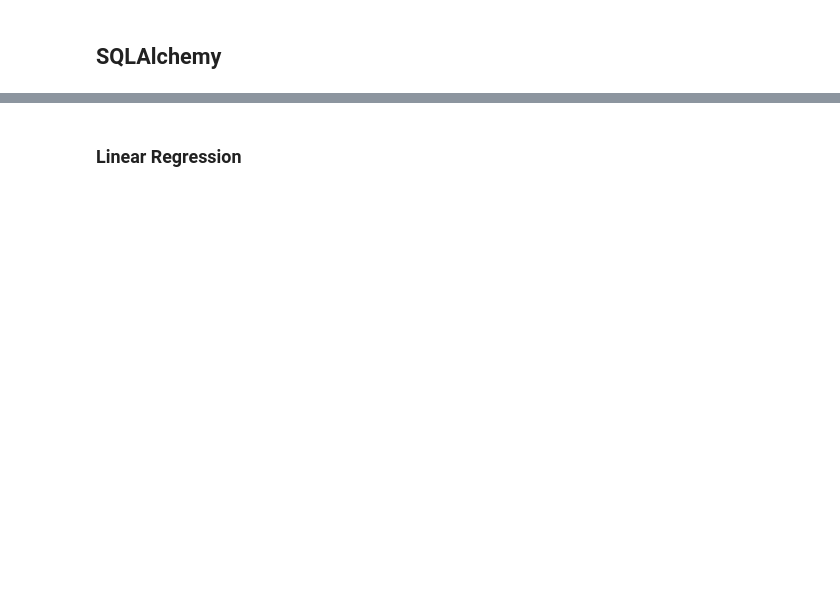
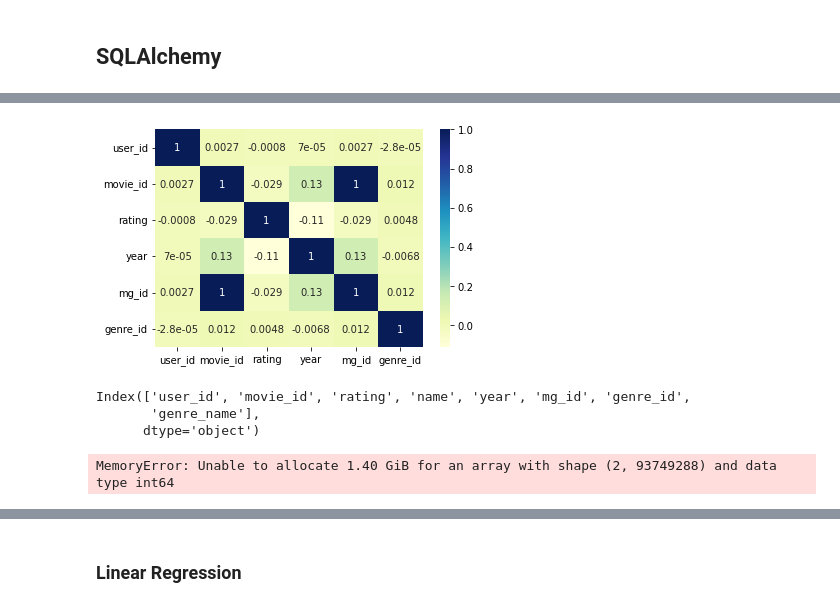
Before and after one commit to HelyxM/Final-Project, a Jupyter notebook: movies_ML_Analysis.ipynb, the cells around one changed output, grey strips where cells are left out. Drawn from its saved outputs; the diff is of its cells as text; code cells hidden in the pictures; blank space fills up the shorter version.

```diff
--- a/movies_ML_Analysis.ipynb
+++ b/movies_ML_Analysis.ipynb
@@ -181,3 +191,3 @@ ratings_df.head()
 # %%
-movies_ratings_df = ratings_df.merge(movies_df, left_on = "movieId", right_on = "movieId")
+movies_ratings_df = ratings_df.merge(movies_df, left_on = "movie_id", right_on = "movie_id")
 movies_ratings_df.head()
@@ -186,0 +205,4 @@ movies_ratings_df.to_csv('Resources/Movie_Ratings.csv', sep ='\t', index=False,h
+# %%
+movies_ratings_mvgenres_df = movies_ratings_df.merge(movie_genre_df, left_on = "movie_id", right_on = "movie_id")
+
+movies_ratings_mvgenres_df.head()
@@ -186,0 +220,4 @@ movies_ratings_df.to_csv('Resources/Movie_Ratings.csv', sep ='\t', index=False,h
+# %%
+movies_ratings_genres_df = movies_ratings_mvgenres_df.merge(genres_df, left_on = "genre_id", right_on = "genre_id")
+
+movies_ratings_genres_df.shape
@@ -191,4 +259,4 @@ movies_ratings_df.nunique()
 # %%
 # Drop the null rows
-movies_ratings_df = movies_ratings_df.dropna()
-movies_ratings_df.head()
+movies_newdf = movies_ratings_genres_df.dropna()
+movies_newdf.shape
@@ -249,16 +303,22 @@ print(movies_ratings_df.corr())
 # %%
 # plotting correlation heatmap
 # dataplot = sb.heatmap(movies_df.corr(), cmap="YlGnBu", annot=True)
-dataplot = sb.heatmap(movies_ratings_df.corr(), cmap="YlGnBu", annot=True)
+dataplot = sb.heatmap(movies_newdf.corr(), cmap="YlGnBu", annot=True)
 
 # displaying heatmap
 plt.show(dataplot)
+# %% [output]
+[figure, added]
 # %%
-movies_ratings_df.columns
+movies_newdf.columns
+# %% [output]
+Index(['user_id', 'movie_id', 'rating', 'name', 'year', 'mg_id', 'genre_id',
+       'genre_name'],
+      dtype='object')
 # %%
 # remove userid, movieID columns
-y = movies_ratings_df[['rating']]
-X = movies_ratings_df.drop(['userId','movieId','Title','rating'], axis =1)
+y = movies_newdf[['rating']]
+X = movies_newdf.drop(['user_id','movie_id','mg_id','rating','name','genre_name'], axis =1)
 
 
 # X = movies_df.drop(['userId','movieId'], axis =1)
@@ -266,5 +326,7 @@ X = movies_ratings_df.drop(['userId','movieId','Title','rating'], axis =1)
 # y = X[['rating']].to_numpy()
 # X.drop(['rating'],axis=1,inplace=True)
 # X = X.to_numpy()
+# %% [output]
+MemoryError: Unable to allocate 1.40 GiB for an array with shape (2, 93749288) and data type int64
 # %%
 X.describe()
```
Also changed, not shown: parts of 44 cells of this notebook.
